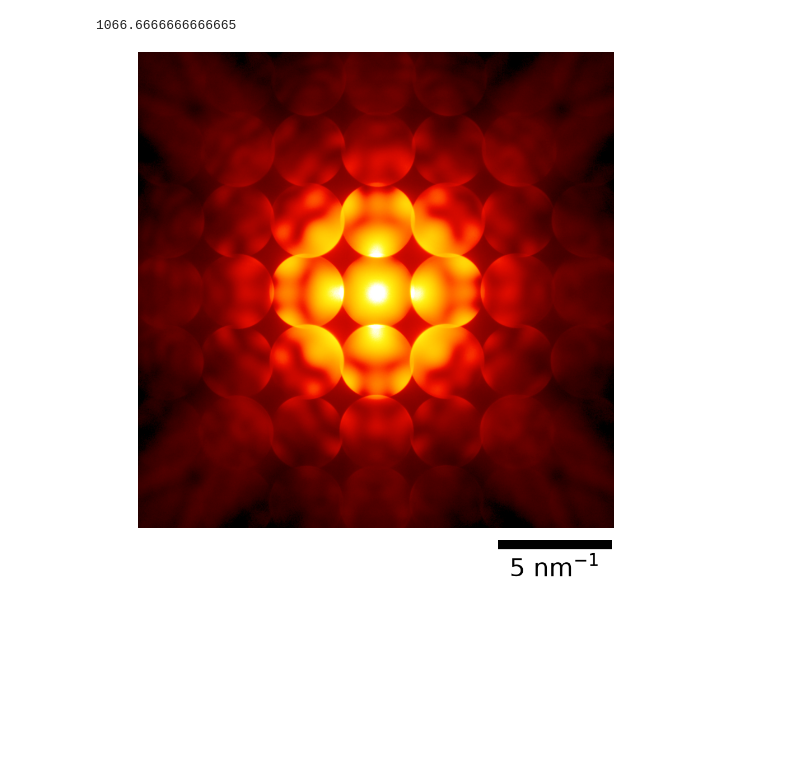
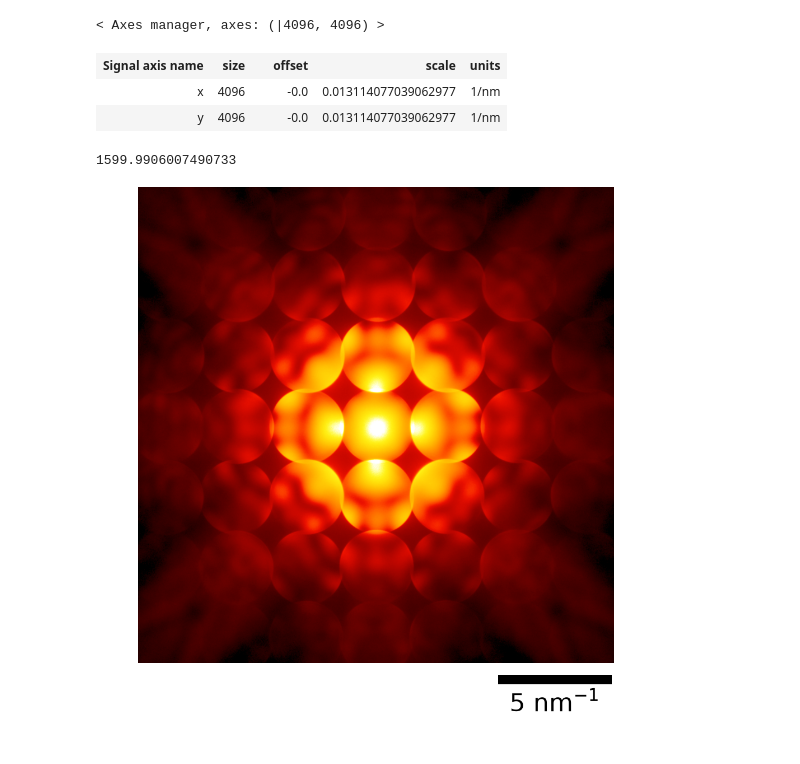
Before and after one commit to Shephardnihy/stem_analysis, a Jupyter notebook: dev/CBED_Analysis.ipynb, the cells around one changed output. Cells and saved outputs as stored; diff of their text form; code cells hidden in the pictures; blank space fills up the shorter version.

```diff
--- a/dev/CBED_Analysis.ipynb
+++ b/dev/CBED_Analysis.ipynb
@@ -18,3 +20,9 @@ dp_path = os.path.join(work_dir, "300 K_1.dm4")
 # %%
-dp = hs.load(dp_path).data
+dp = hs.load(dp_path)
+dp.axes_manager
+# %% [output]
+< Axes manager, axes: (|4096, 4096) >
+| Signal axis name | size |  | offset | scale | units |
+| x | 4096 |  | -0.0 | 0.013114077039062977 | 1/nm |
+| y | 4096 |  | -0.0 | 0.013114077039062977 | 1/nm |
 # %%
@@ -22,7 +30,7 @@ dq = 0.019671/2
 # %%
-0.026228/0.019671*800
+0.026228/(dq*2)*800
 # %% [output]
-1066.6666666666665
+1599.9906007490733
 # %%
 def PlotDiff(dp, dq, norm = 'log', cmap = cc.cm. fire, vmin_percentile = 1, vmax_percentile = 99.9):
     plt.figure(figsize = (10, 10))
```
Also changed, not shown: parts of 5 cells of this notebook, 5 other files.
